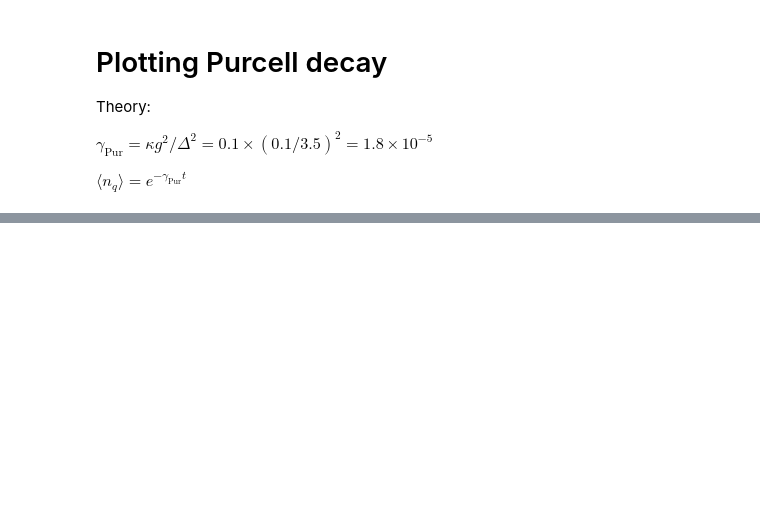
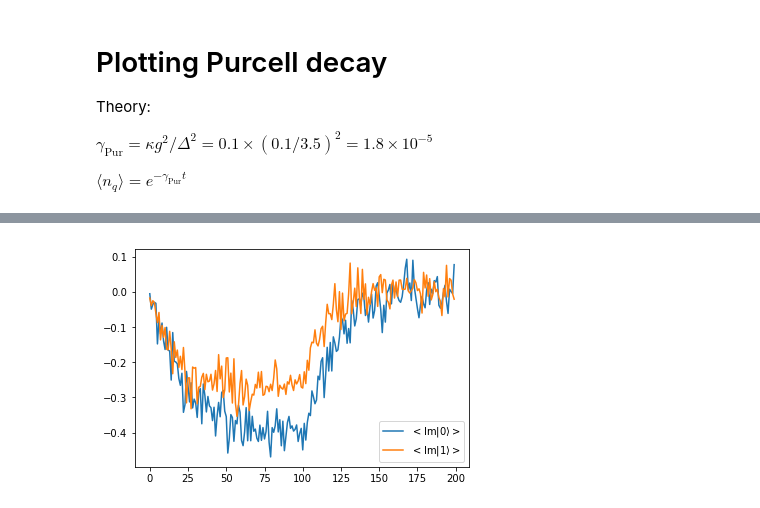
Before and after one commit to ooovector/QuTFyP, a Jupyter notebook: cQED Dispersive readout.ipynb, the cells around one changed output, grey strips where cells are left out. Cells and saved outputs as stored; diff of their text form; code cells hidden in the pictures; blank space fills up the shorter version.

```diff
--- a/cQED Dispersive readout.ipynb
+++ b/cQED Dispersive readout.ipynb
@@ -209,0 +241,9 @@ plt.show()
+# %%
+plt.plot(np.imag(np.mean(measurement_records['ground']['resonator_decay'], axis=1)), label='$<\\operatorname{Im} |0 \\rangle>$')
+#plt.plot(np.imag(np.mean(measurement_records['superposition']['resonator_decay'], axis=1)))
+plt.plot(np.imag(np.mean(measurement_records['excited']['resonator_decay'], axis=1)), label='$<\\operatorname{Im} |1 \\rangle>$')
+plt.legend()
+plt.savefig('AVG sample imag {}.png'.format(readout_power))
+plt.show()
+# %% [output]
+[figure, added]
```
Also changed, not shown: parts of 19 cells of this notebook, 41 other files.
